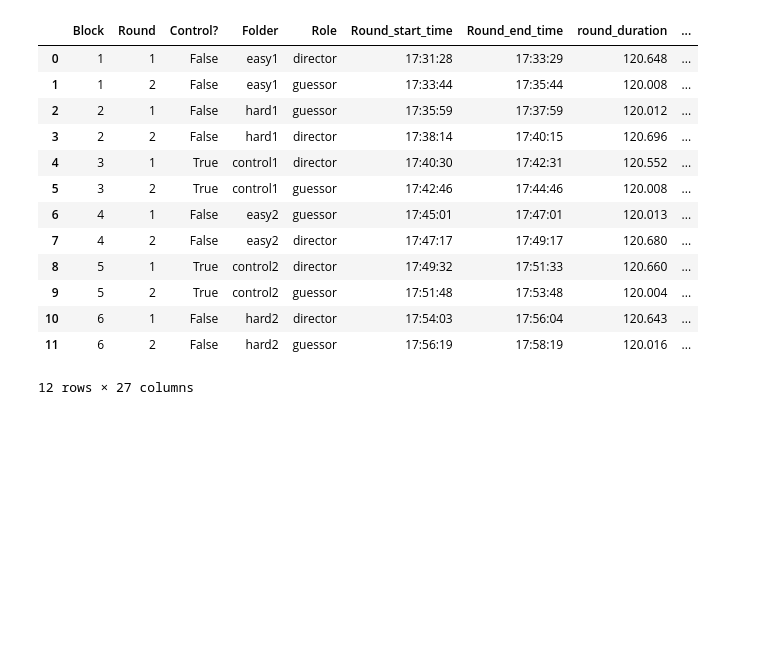
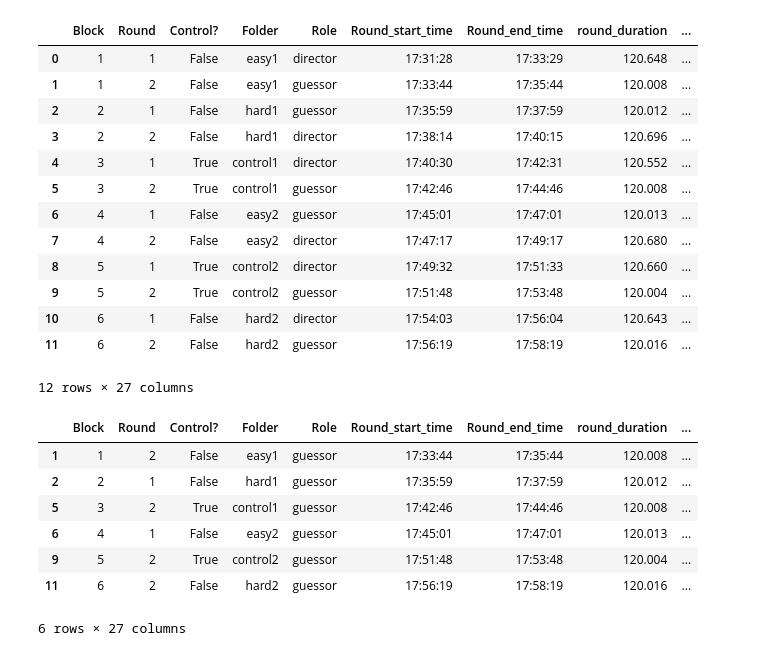
Before and after one commit to MIZwally/SCANS-abstract_image_task, a Jupyter notebook: preprocessing.ipynb, the cells around one changed output. Cells and saved outputs as stored; diff of their text form; code cells hidden in the pictures; blank space fills up the shorter version.

```diff
--- a/preprocessing.ipynb
+++ b/preprocessing.ipynb
@@ -29,6 +29,17 @@ pl1_director = pl1_file[pl1_file['Role'] == 'director']
 pl1_guessor = pl1_file[pl1_file['Role'] == 'guessor']
 pl2_director = pl2_file[pl2_file['Role'] == 'director']
 pl2_guessor = pl2_file[pl2_file['Role'] == 'guessor']
+# %%
+pl1_guessor
+# %% [output]
+|  | Block | Round | Control? | Folder | Role | Round_start_time | Round_end_time | round_duration | ... |
+| 1 | 1 | 2 | False | easy1 | guessor | 17:33:44 | 17:35:44 | 120.008 | ... |
+| 2 | 2 | 1 | False | hard1 | guessor | 17:35:59 | 17:37:59 | 120.012 | ... |
+| 5 | 3 | 2 | True | control1 | guessor | 17:42:46 | 17:44:46 | 120.008 | ... |
+| 6 | 4 | 1 | False | easy2 | guessor | 17:45:01 | 17:47:01 | 120.013 | ... |
+| 9 | 5 | 2 | True | control2 | guessor | 17:51:48 | 17:53:48 | 120.004 | ... |
+| 11 | 6 | 2 | False | hard2 | guessor | 17:56:19 | 17:58:19 | 120.016 | ... |
+6 rows × 27 columns
 # %%
 pl1_rounds = []
 pl2_rounds = []
```
Also changed, not shown: parts of 4 cells of this notebook.
